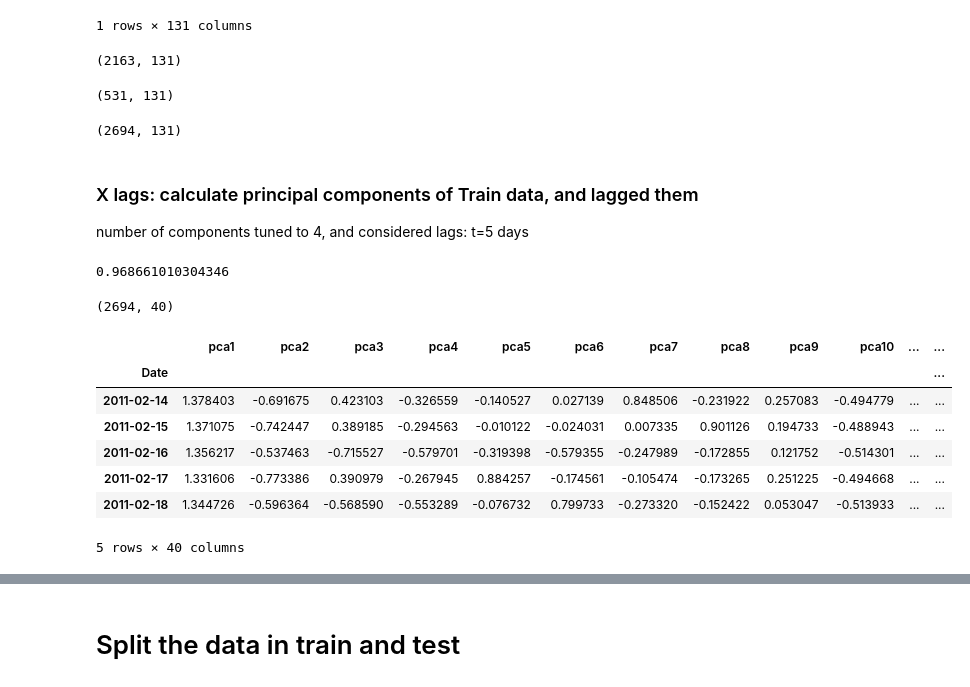
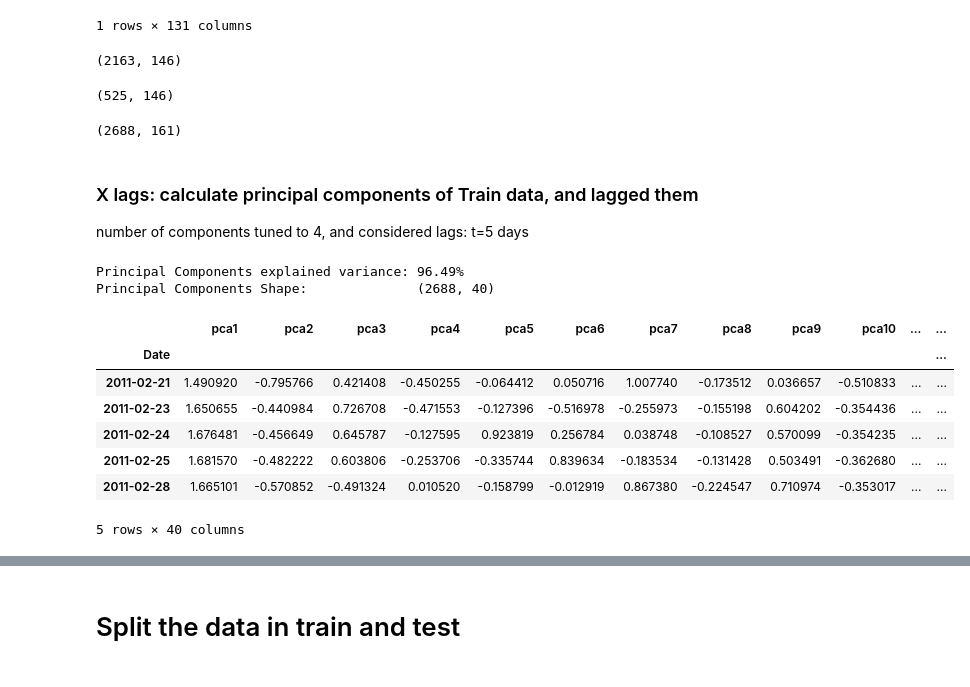
Before and after one commit to paocarvajal1912/vixx-token-dapp, a Jupyter notebook: vixm_adaboost_model.ipynb, the cells around one changed output, grey strips where cells are left out. Saved outputs shown, nothing was run; the diff lists cells and outputs as text; code cells hidden in the pictures.

```diff
--- a/vixm_adaboost_model.ipynb
+++ b/vixm_adaboost_model.ipynb
@@ -302,12 +325,12 @@ def retrieve_volume(volume_dict, volume_list):
     return volume_dict
 
 if demo_mode == True:
-    volume_df = pd.read_csv("adaboost_volume.csv", index_col="Date", parse_dates=True, infer_datetime_format=True)
+    volume_df = pd.read_csv("demo_data/adaboost_volume.csv", index_col="Date", parse_dates=True, infer_datetime_format=True)
 else:
     volume_dict = {}
     volume_dict = retrieve_volume(volume_dict, volume_list)
     volume_df= pd.DataFrame(volume_dict)
-    volume_df.to_csv("adaboost_volume.csv", index=True)
+    volume_df.to_csv("demo_data/adaboost_volume.csv", index=True)
 print("Completed retrieve of volume")
 
 volume_df_with_vixm=pd.concat([vixm_ret, volume_df], axis=1)
@@ -1039,7 +910,7 @@ Name: Signal, dtype: int64
 # %%
 # Scaling of the data
 
-def standard_scale(X_train, X_test):
+def scaler(X_train, X_test, type=MinMaxScaler, tuning_mode= True):
     """
     This function apply standard scaling to a divided set of features divided as train and test data
 
@@ -1051,8 +922,12 @@ def standard_scale(X_train, X_test):
     Return:
     Two arrays coming from the original dataframes after applying StandardScaler(), where the standarization is made using the X_train features
     """
-    # Create a StandardScaler instance
-    scaler =  MinMaxScaler()# StandardScaler() # #
+    # Create an Scaler instance
+    if type==MinMaxScaler:
+        scaler =  MinMaxScaler()  #StandardScaler()
+
+    if type==StandardScaler:
+        scaler =  StandardScaler()
 
     # Apply the scaler model to fit the X_train data
     X_scaler = scaler.fit(X_train)
@@ -1061,71 +936,74 @@ def standard_scale(X_train, X_test):
     X_train_scaled = X_scaler.transform(X_train)
     X_test_scaled = X_scaler.transform(X_test)
 
-    if parameter_tuning_mode == True:
+    if tuning_mode == True:
         display(X_train_scaled.shape)
         display(X_test_scaled.shape)
     return X_train_scaled, X_test_scaled
 
-X_train_scaled, X_test_scaled = standard_scale(X_train, X_test)
+X_train_scaled, X_test_scaled = scaler(X_train, X_test, type=MinMaxScaler, tuning_mode= parameter_tuning_mode)
 print(X.shape)
 # %% [output]
-(2163, 131)
+(2163, 146)
-(531, 131)
+(525, 146)
-(2694, 131)
+(2688, 161)
 # %% [markdown]
 ### X lags: calculate principal components of Train data, and lagged them
 number of components tuned to 4, and considered lags: t=5 days
 # %%
 # Calculation of Principal Components
 
-def adaboost_pca(X_train, X_test):
+def adaboost_pca(X_train, X_test, tuning_mode= True):
 
     """
     This function calculates the principal components of an X features matrix, already divided in a train and a test set.
 
     Args:
     X_train: a pandas dataframe with the training set of features
     X_test: a pandas dataframe with the test set of features
 
 
     Returns:
     An X pandas dataframe of features, with the train and test samples concatenated, which correspond
     to the principal components of the original data, calculated using the transformation calculated from the train set of data.
     """
 
     # Initiate and calculate principal components transformation based on the train data
     pca = PCA(n_components = num_pca_components)
     pca.fit(X_train)
 
     # Calculate train and test principal components using the trained model
     principal_components_train = pca.transform(X_train)
     principal_components_test  = pca.transform(X_test)
 
     # Name principal components columns properly
     pca_column_list = []
     for i in range(1, num_pca_components+1):
         pca_column_list.append(f"pca{i}")
 
     #Concatenate train and test principal components in one dataframe called principal_components_train_test_df
     principal_components_train_test = np.concatenate((principal_components_train, principal_components_test), axis = 0)
     principal_components_train_test_df = pd.DataFrame(data = principal_components_train_test, columns = pca_column_list, index = X.index)
-    if parameter_tuning_mode == True:
-        display(sum(pca.explained_variance_ratio_))
-        display(principal_components_train_test_df.shape)
+    if tuning_mode == True:
+        explained_variance=sum(pca.explained_variance_ratio_)
+        print(f"Principal Components explained variance: {explained_variance*100:.2f}%")
+        print(f"Principal Components Shape:              {principal_components_train_test_df.shape}")
         display(principal_components_train_test_df.head(5))
     return principal_components_train_test_df
-principal_components_train_test_df = adaboost_pca(X_train_scaled, X_test_scaled)
+
+
+principal_components_train_test_df = adaboost_pca(X_train_scaled, X_test_scaled,  tuning_mode= parameter_tuning_mode)
 # %% [output]
-0.968661010304346
+Principal Components explained variance: 96.49%
+Principal Components Shape:              (2688, 40)
+|  | pca1 | pca2 | pca3 | pca4 | pca5 | pca6 | pca7 | pca8 | pca9 | pca10 | ... | ... |
+| Date |  |  |  |  |  |  |  |  |  |  |  | ... |
+| 2011-02-21 | 1.490920 | -0.795766 | 0.421408 | -0.450255 | -0.064412 | 0.050716 | 1.007740 | -0.173512 | 0.036657 | -0.510833 | ... | ... |
+| 2011-02-23 | 1.650655 | -0.440984 | 0.726708 | -0.471553 | -0.127396 | -0.516978 | -0.255973 | -0.155198 | 0.604202 | -0.354436 | ... | ... |
+| 2011-02-24 | 1.676481 | -0.456649 | 0.645787 | -0.127595 | 0.923819 | 0.256784 | 0.038748 | -0.108527 | 0.570099 | -0.354235 | ... | ... |
+| 2011-02-25 | 1.681570 | -0.482222 | 0.603806 | -0.253706 | -0.335744 | 0.839634 | -0.183534 | -0.131428 | 0.503491 | -0.362680 | ... | ... |
+| 2011-02-28 | 1.665101 | -0.570852 | -0.491324 | 0.010520 | -0.158799 | -0.012919 | 0.867380 | -0.224547 | 0.710974 | -0.353017 | ... | ... |
-(2694, 40)
+5 rows × 40 columns
-|  | pca1 | pca2 | pca3 | pca4 | pca5 | pca6 | pca7 | pca8 | pca9 | pca10 | ... | ... |
-| Date |  |  |  |  |  |  |  |  |  |  |  | ... |
-| 2011-02-14 | 1.378403 | -0.691675 | 0.423103 | -0.326559 | -0.140527 | 0.027139 | 0.848506 | -0.231922 | 0.257083 | -0.494779 | ... | ... |
-| 2011-02-15 | 1.371075 | -0.742447 | 0.389185 | -0.294563 | -0.010122 | -0.024031 | 0.007335 | 0.901126 | 0.194733 | -0.488943 | ... | ... |
-| 2011-02-16 | 1.356217 | -0.537463 | -0.715527 | -0.579701 | -0.319398 | -0.579355 | -0.247989 | -0.172855 | 0.121752 | -0.514301 | ... | ... |
-| 2011-02-17 | 1.331606 | -0.773386 | 0.390979 | -0.267945 | 0.884257 | -0.174561 | -0.105474 | -0.173265 | 0.251225 | -0.494668 | ... | ... |
-| 2011-02-18 | 1.344726 | -0.596364 | -0.568590 | -0.553289 | -0.076732 | 0.799733 | -0.273320 | -0.152422 | 0.053047 | -0.513933 | ... | ... |
-5 rows × 40 columns
 # %%
 # Generation of lag principal components to include historical movements of the data in the model. We call this set LAG.
 
```
Also changed, not shown: parts of 43 cells of this notebook, 29 other files.
